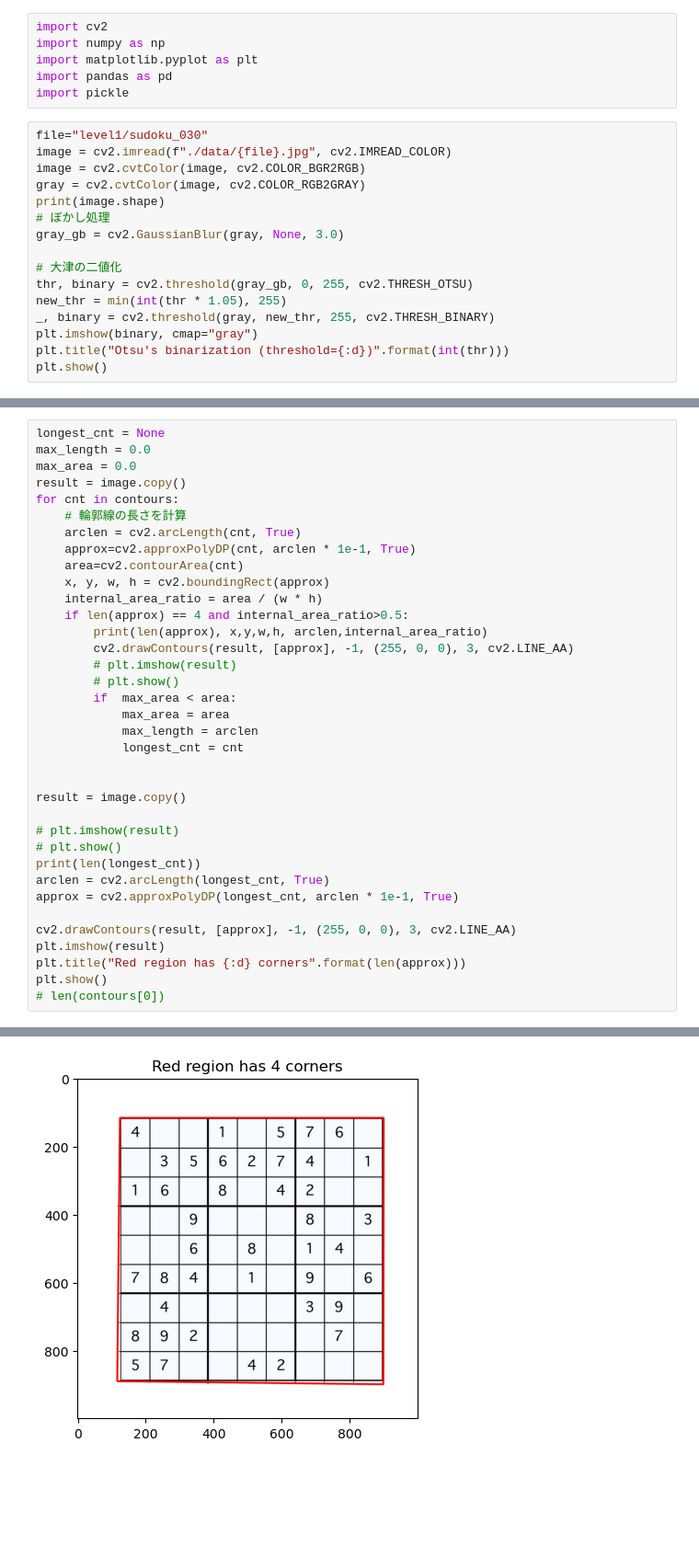
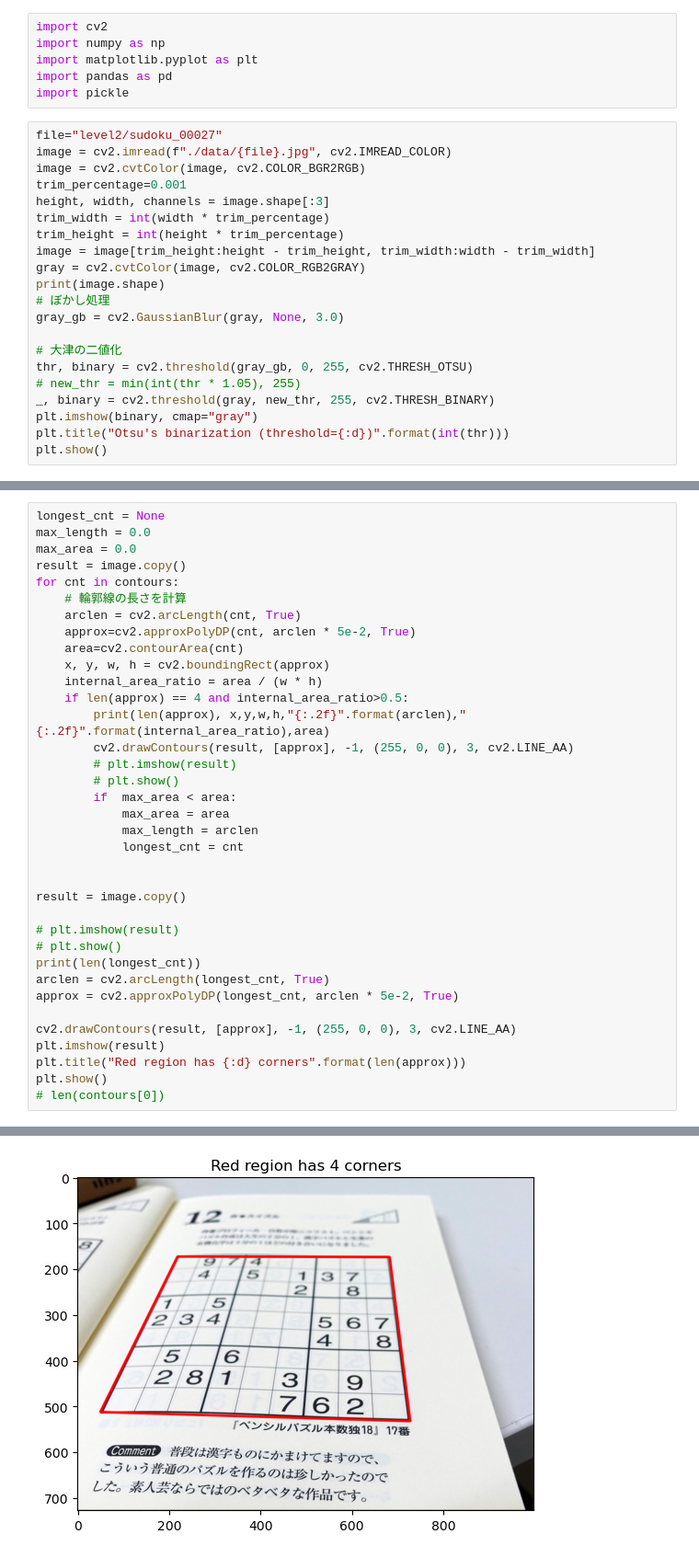
Before and after one commit to hakoshie/sudoku, a Jupyter notebook: recog_l2.ipynb, the cells around one changed output, grey strips where cells are left out. Shown at 92% size. Drawn from its saved outputs; the diff is of its cells as text; blank space fills up the shorter version.

```diff
--- a/recog_l2.ipynb
+++ b/recog_l2.ipynb
@@ -5,9 +5,14 @@ import matplotlib.pyplot as plt
 import pandas as pd
 import pickle
 # %%
-file="level1/sudoku_030"
+file="level2/sudoku_00027"
 image = cv2.imread(f"./data/{file}.jpg", cv2.IMREAD_COLOR)
 image = cv2.cvtColor(image, cv2.COLOR_BGR2RGB)
+trim_percentage=0.001
+height, width, channels = image.shape[:3]
+trim_width = int(width * trim_percentage)
+trim_height = int(height * trim_percentage)
+image = image[trim_height:height - trim_height, trim_width:width - trim_width]
 gray = cv2.cvtColor(image, cv2.COLOR_RGB2GRAY)
 print(image.shape)
 # ぼかし処理
@@ -15,7 +20,7 @@ gray_gb = cv2.GaussianBlur(gray, None, 3.0)
 
 # 大津の二値化
 thr, binary = cv2.threshold(gray_gb, 0, 255, cv2.THRESH_OTSU)
-new_thr = min(int(thr * 1.05), 255)
+# new_thr = min(int(thr * 1.05), 255)
 _, binary = cv2.threshold(gray, new_thr, 255, cv2.THRESH_BINARY)
 plt.imshow(binary, cmap="gray")
 plt.title("Otsu's binarization (threshold={:d})".format(int(thr)))
@@ -49,12 +54,12 @@ result = image.copy()
 for cnt in contours:
     # 輪郭線の長さを計算
     arclen = cv2.arcLength(cnt, True)
-    approx=cv2.approxPolyDP(cnt, arclen * 1e-1, True)
+    approx=cv2.approxPolyDP(cnt, arclen * 5e-2, True)
     area=cv2.contourArea(cnt)
     x, y, w, h = cv2.boundingRect(approx)
     internal_area_ratio = area / (w * h)
     if len(approx) == 4 and internal_area_ratio>0.5:
-        print(len(approx), x,y,w,h, arclen,internal_area_ratio)
+        print(len(approx), x,y,w,h,"{:.2f}".format(arclen),"{:.2f}".format(internal_area_ratio),area)
         cv2.drawContours(result, [approx], -1, (255, 0, 0), 3, cv2.LINE_AA)
         # plt.imshow(result)
         # plt.show()
@@ -70,7 +75,7 @@ result = image.copy()
 # plt.show()
 print(len(longest_cnt))
 arclen = cv2.arcLength(longest_cnt, True)
-approx = cv2.approxPolyDP(longest_cnt, arclen * 1e-1, True)
+approx = cv2.approxPolyDP(longest_cnt, arclen * 5e-2, True)
 
 cv2.drawContours(result, [approx], -1, (255, 0, 0), 3, cv2.LINE_AA)
 plt.imshow(result)
@@ -83,4 +106,4 @@ plt.show()
-[figure, old version]
+[figure, new version]
 # %%
 from sklearn.preprocessing import StandardScaler
 x, y, w, h = cv2.boundingRect(approx)
```
Also changed, not shown: parts of 14 cells of this notebook, 4 other files.
